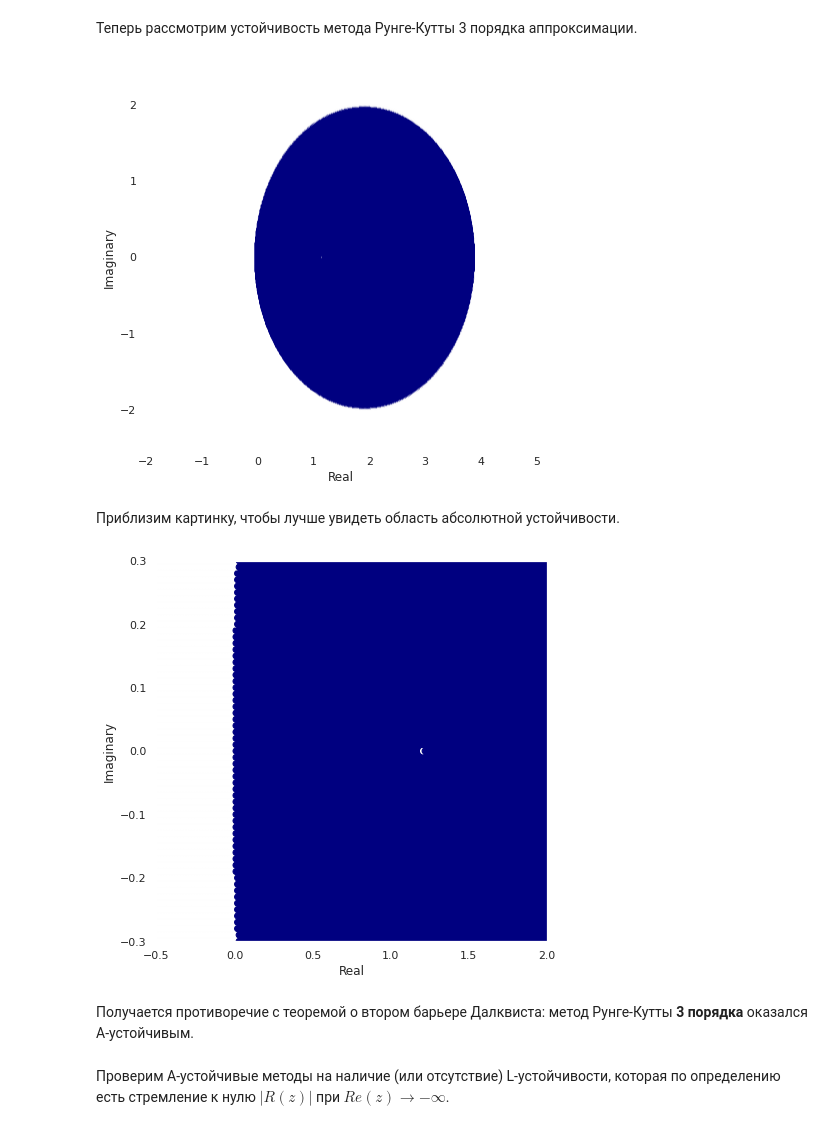
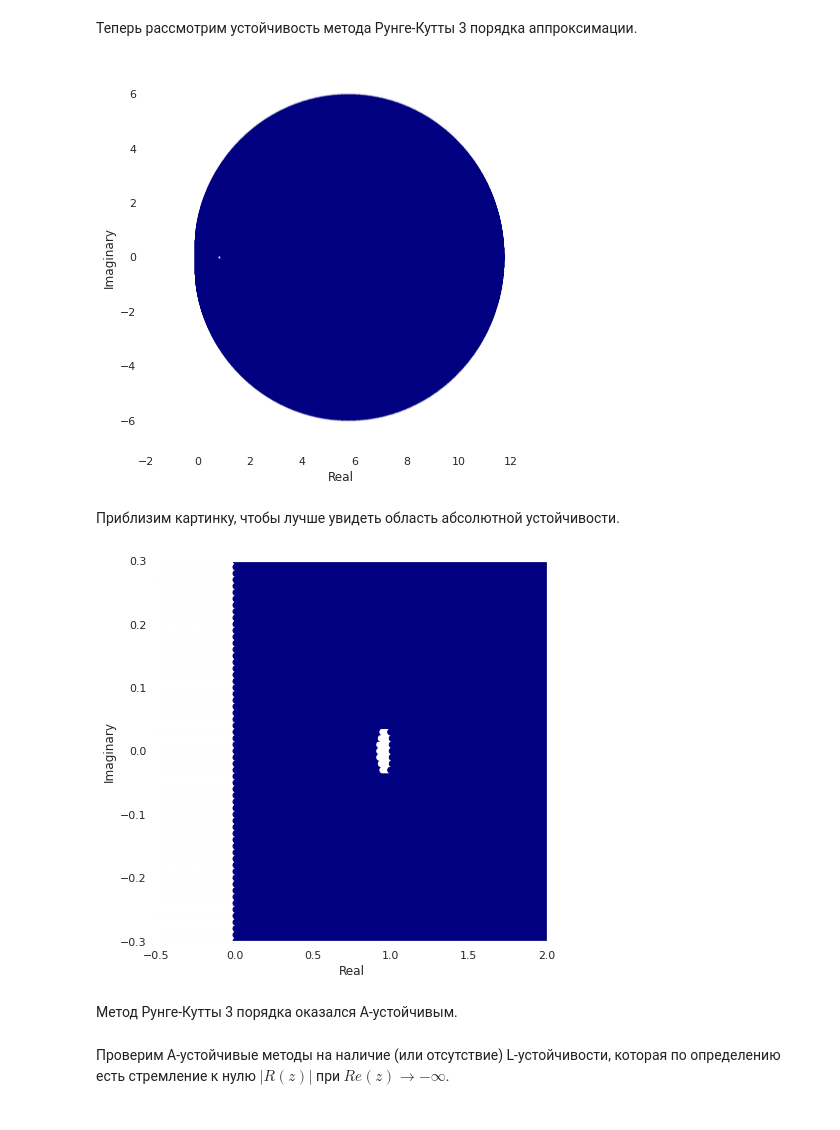
Before and after one commit to veto4ka24/6_sem, a Jupyter notebook: Вычматы_Жбанова_1дз.ipynb, the cells around one changed output. Saved outputs shown, nothing was run; the diff lists cells and outputs as text; code cells hidden in the pictures.

```diff
--- a/Вычматы_Жбанова_1дз.ipynb
+++ b/Вычматы_Жбанова_1дз.ipynb
@@ -310,35 +367,35 @@ plt.show()
 # %% [markdown]
 Теперь рассмотрим устойчивость метода Рунге-Кутты 3 порядка аппроксимации.
 # %%
-mA = np.array([[(3 + math.sqrt(3)) / 6, 0], [(3 - 2*math.sqrt(3))/6, (3 + math.sqrt(3)) / 6]])
+mA = np.array([[(3 + math.sqrt(3)) / 6, 0], [(- 2*math.sqrt(3))/6, (3 + math.sqrt(3)) / 6]])
 mE = np.array([[1, 0], [0, 1]])
 mB = np.array([[1 / 2, 1 / 2], [1 / 2, 1 / 2]])
 z, R = [], []
 fig = plt.figure(figsize = (7, 7))
 x, y, c = [], [], []
-for i in range(-1000, 1000):
-    for j in range(-400, 400):
+for i in range(-2000, 2000):
+    for j in range(-800, 800):
         z = complex(i / 100, j / 100)
         R = abs(np.linalg.det(mE - z*mA + z*mB) / np.linalg.det(mE - z*mA))
         x.append(i / 100)
         y.append(j / 100)
         if (R > 1):
             c.append("navy")
         else:
             c.append("white")
 
 plt.scatter(x, y, color = c)
-plt.xlim(-2, 5)
-plt.ylim(-2.5, 2.5)
+plt.xlim(-2, 13)
+plt.ylim(-7, 7)
 plt.xlabel("Real")
 plt.ylabel("Imaginary")
 plt.show()
 # %% [output]
-[figure, old version]
+[figure, new version]
 # %% [markdown]
 Приблизим картинку, чтобы лучше увидеть область абсолютной устойчивости.
 # %%
-mA = np.array([[(3 + math.sqrt(3)) / 6, 0], [(3 - 2*math.sqrt(3))/6, (3 + math.sqrt(3)) / 6]])
+mA = np.array([[(3 + math.sqrt(3)) / 6, 0], [(- 2*math.sqrt(3))/6, (3 + math.sqrt(3)) / 6]])
 mE = np.array([[1, 0], [0, 1]])
 mB = np.array([[1 / 2, 1 / 2], [1 / 2, 1 / 2]])
 z, R = [], []
@@ -362,9 +419,9 @@ plt.xlabel("Real")
 plt.ylabel("Imaginary")
 plt.show()
 # %% [output]
-[figure, old version]
+[figure, new version]
 # %% [markdown]
-Получается противоречие с теоремой о втором барьере Далквиста: метод Рунге-Кутты **3 порядка** оказался А-устойчивым.
+Метод Рунге-Кутты 3 порядка оказался А-устойчивым.
 # %% [markdown]
 Проверим А-устойчивые методы на наличие (или отсутствие) L-устойчивости, которая по определению есть стремление к нулю $|R(z)|$ при $Re(z) \rightarrow - ∞$.
 # %%
```
Also changed, not shown: parts of 40 cells of this notebook.
